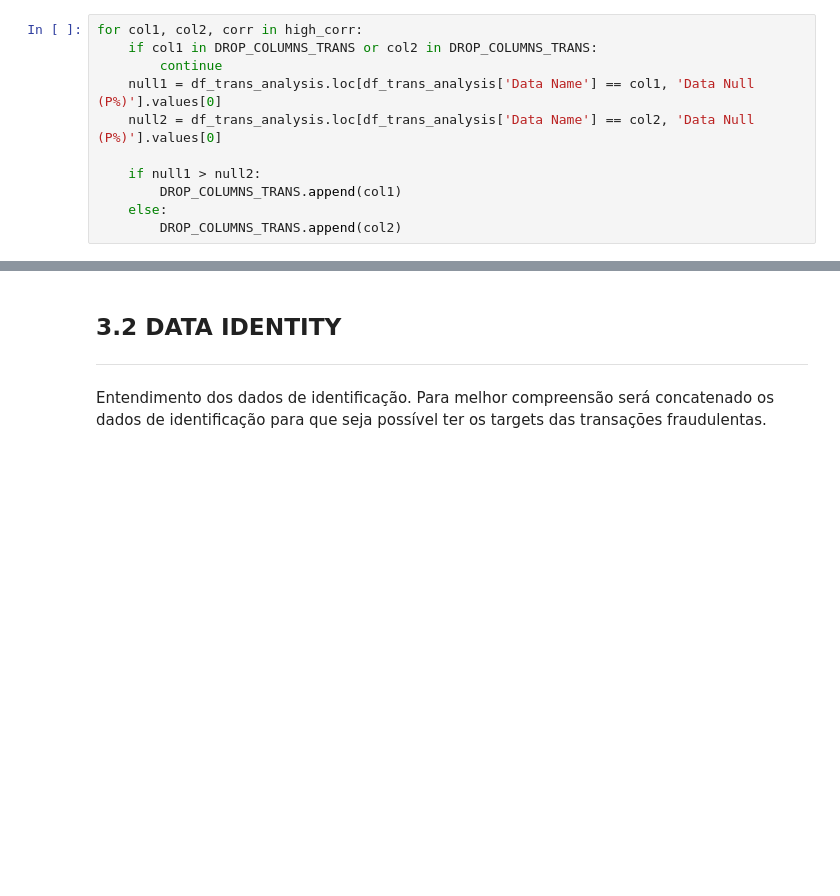
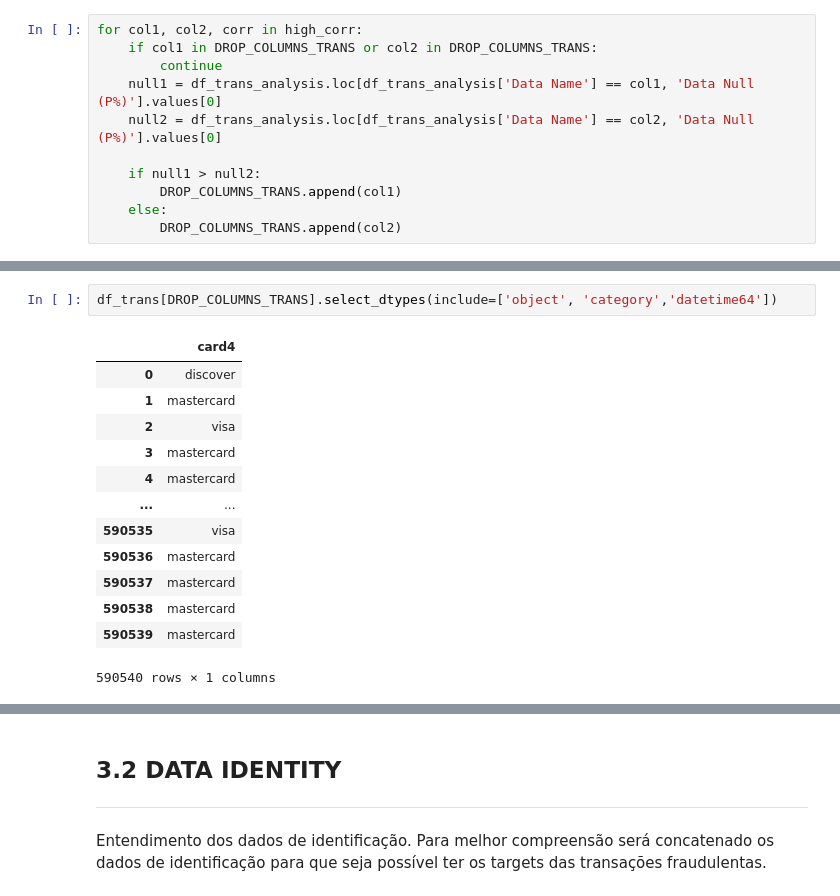
Before and after one commit to MatSchualtz/Anomaly_Detection_4BankFraud, a Jupyter notebook: notebooks/01_exploration.ipynb, the cells around one changed output, grey strips where cells are left out. Saved outputs shown, nothing was run; the diff lists cells and outputs as text; blank space fills up the shorter version.

```diff
--- a/notebooks/01_exploration.ipynb
+++ b/notebooks/01_exploration.ipynb
@@ -112,0 +117,16 @@ for col1, col2, corr in high_corr:
+# %%
+df_trans[DROP_COLUMNS_TRANS].select_dtypes(include=['object', 'category','datetime64'])
+# %% [output]
+|  | card4 |
+| 0 | discover |
+| 1 | mastercard |
+| 2 | visa |
+| 3 | mastercard |
+| 4 | mastercard |
+| ... | ... |
+| 590535 | visa |
+| 590536 | mastercard |
+| 590537 | mastercard |
+| 590538 | mastercard |
+| 590539 | mastercard |
+590540 rows × 1 columns
```
Also changed, not shown: parts of 12 cells of this notebook, 1 other file.
